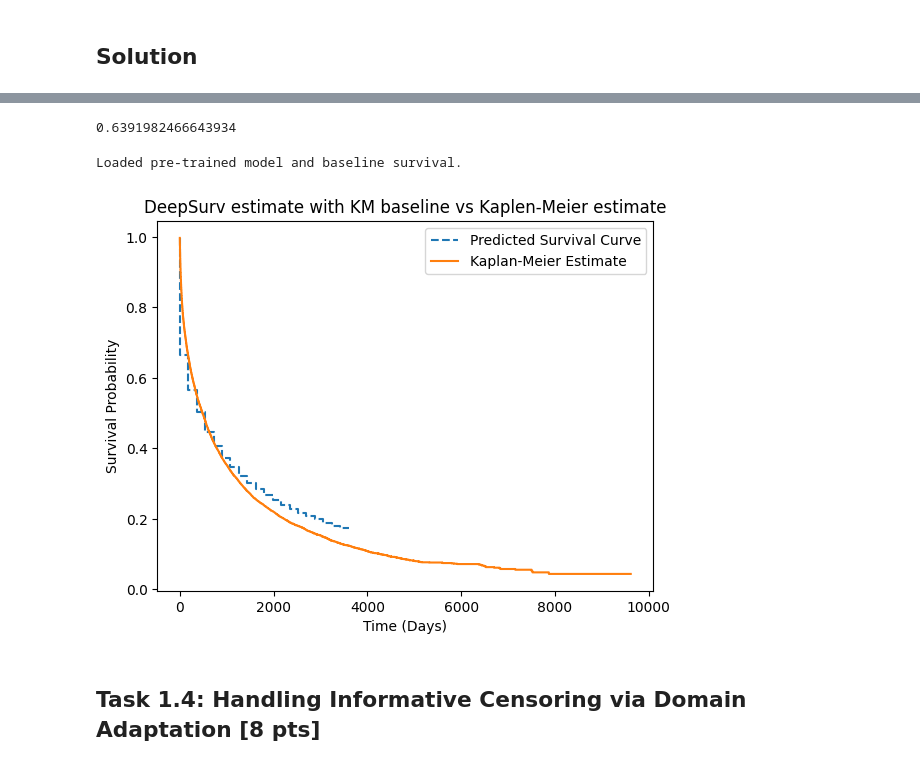
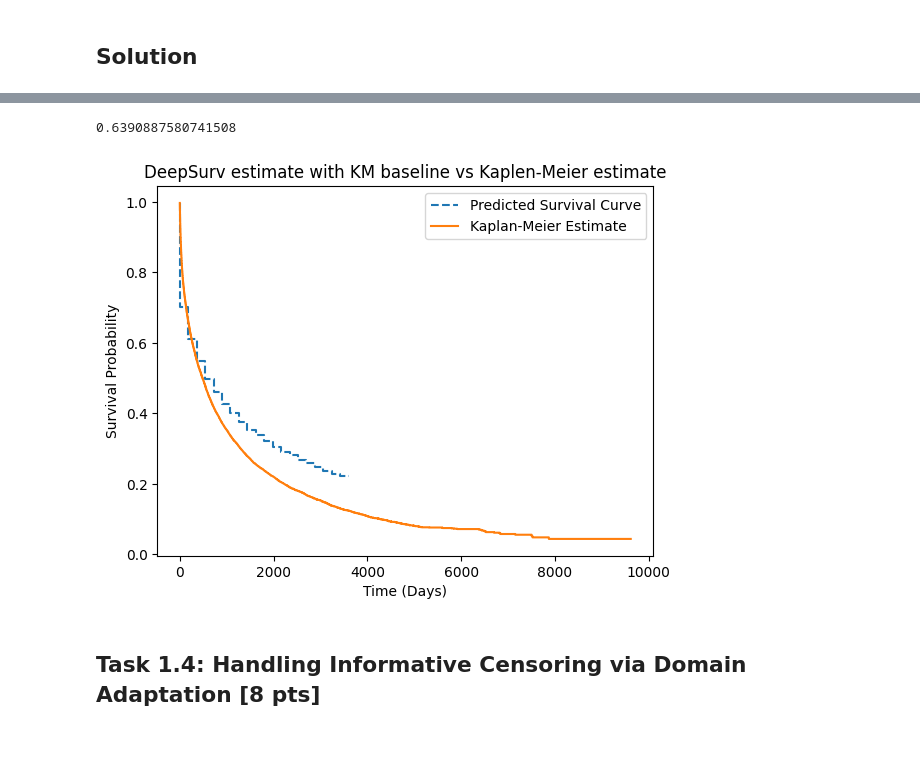
Before and after one commit to nataliaharguin/cph-200b-project1, a Jupyter notebook: Project1/CPH_200B_Project_1_Survival_Analysis_and_Prediction.ipynb, the cells around one changed output, grey strips where cells are left out. Cells and saved outputs as stored; diff of their text form; code cells hidden in the pictures.

```diff
--- a/Project1/CPH_200B_Project_1_Survival_Analysis_and_Prediction.ipynb
+++ b/Project1/CPH_200B_Project_1_Survival_Analysis_and_Prediction.ipynb
@@ -428,7 +428,7 @@ for i, feature in enumerate(input_columns):
     scaled_beta = coefficients_df.loc[coefficients_df["Column"] == feature, "Coefficient"].values[0]
 
     # Reverse normalization: unscaled_beta = scaled_beta * std
-    unscaled_beta = scaled_beta * scaler_stds[i]
+    unscaled_beta = scaled_beta / scaler_stds[i]
     hazard_ratio = np.exp(unscaled_beta)     # Compute Hazard Ratio (HR): HR = exp(unscaled_beta)
 
     # Append results
@@ -440,7 +440,7 @@ for i, feature in enumerate(input_columns):
     })
 
 # Convert to a DataFrame
-unscaled_coefficients_df = pd.DataFrame(unscaled_betas).round(2)
+unscaled_coefficients_df = pd.DataFrame(unscaled_betas).round(3)
 unscaled_coefficients_df.to_csv("Unscaled_model_coeffs_part_22.csv")
 
 # Display the results
@@ -617,16 +611,21 @@ class SurvivalModel:
     def __init__(self, dimensions, dropout=0.1, normalization=True, activation="ReLU"):
         self.model = DeepSurv(dimensions, dropout, normalization, activation)
         self.baseline_survival = None  # Store baseline hazard parameter
+        self.scaler = None # Store scaler
         self.times = np.arange(0, 3650, 180)  # Time in days (every 6 months for 10 years)
-
 
     def fit(self, X, T, C, n_epochs=1000, lr=0.001, lambda_reg=0.1, save_weights=False, print_metrics=False):
         optimizer = optim.Adam(self.model.parameters(), lr=lr)
+
+        self.scaler = StandardScaler()
+        X = self.scaler.fit_transform(X)
+
         dataset = pd.DataFrame(X)
         input_columns = dataset.columns.tolist()
         dataset["Survival Time"] = T
         dataset["Censor (Censor = 1)"] = C
         dataset["DEATH_EVENT"] = np.logical_not(dataset["Censor (Censor = 1)"]).astype(int)
+
         for epoch in range(n_epochs):
             optimizer.zero_grad()
             loss = partial_likelihood_with_L2_reg(self.model, dataset, input_columns, lambda_reg, "Survival Time", "DEATH_EVENT")
@@ -642,6 +641,8 @@ class SurvivalModel:
             torch.save(self.model.state_dict(), "model_weights.pth")
             with open("baseline_survival.pkl", "wb") as f:
                 pickle.dump(self.baseline_survival, f)
+            with open("scaler.pkl", "wb") as f:
+                pickle.dump(self.scaler, f)
 
     def _compute_baseline_survival(self, T, C):
         kmf = KaplanMeierFitter()
@@ -649,7 +650,11 @@ class SurvivalModel:
         return kmf.survival_function_
 
     def predict(self, X):
-        X_tensor = torch.tensor(X, dtype=torch.float32)
+        if self.scaler is None:
+            raise ValueError("Scaler not found. Train the model or load parameters first.")
+        X = self.scaler.transform(X) # Normalize
+
+        X_tensor = torch.tensor(X, dtype=torch.float32) # Convert to tensor
         linear_scores = self.model(X_tensor).squeeze().detach().numpy()
         risk_scores = np.exp(linear_scores)  # Convert linear scores to risk
 
@@ -662,6 +667,14 @@ class SurvivalModel:
         # Compute survival probabilities using baseline survival function
         survival_predictions = np.power(baseline_values, risk_scores[:, None])
         return survival_predictions
+
+    def load_weights(self, model_weights_path="model_weights.pth", baseline_survival_path="baseline_survival.pkl", scaler_path="scaler.pkl"):
+        """ Load model weights, baseline survival function, and scaler """
+        self.model.load_state_dict(torch.load(model_weights_path))
+        with open(baseline_survival_path, "rb") as f:
+            self.baseline_survival = pickle.load(f)
+        with open(scaler_path, "rb") as f:
+            self.scaler = pickle.load(f)
 # %%
 def cross_validate(data, input_columns, param_grid, n_splits=3):
     kf = KFold(n_splits=n_splits, shuffle=True, random_state=42)
@@ -705,5 +718,5 @@ Params: {'dimensions': [16, 50, 50, 1], 'dropout': 0.1, 'activation': 'SELU'}, C
 # %%
-train_data, scaler = normalize_data(UNOS_data.copy(), input_columns)
+train_data = UNOS_data.copy()
 
 X_train, T_train, C_train = np.array(train_data[input_columns]), train_data["Survival Time"].values, train_data["Censor (Censor = 1)"].values
 
@@ -716,34 +729,29 @@ c_index = concordance_index(T_train, risk_scores, event)
 
 print(c_index)
 # %% [output]
-0.6391982466643934
+0.6390887580741508
 # %%
 model = SurvivalModel(dimensions=[len(input_columns), 50, 50, 1])
 try:
-    model.model.load_state_dict(torch.load("model_weights.pth"))
+    model.load_weights()
     model.model.eval()
-    with open("baseline_survival.pkl", "rb") as f:
-        model.baseline_survival = pickle.load(f)
-    print("Loaded pre-trained model and baseline survival.")
 except FileNotFoundError:
     print("No pre-trained model weights found. Training a new model.")
-# %% [output]
-Loaded pre-trained model and baseline survival.
 # %%
-predictions = model.predict(X)
+predictions = model.predict(X_train)
 times = np.arange(0, 3650, 180)
 kmf = KaplanMeierFitter()
 kmf.fit(T_train, event_observed=event)
 
 import matplotlib.pyplot as plt
 plt.step(times, np.mean(predictions, axis=0), label="Predicted Survival Curve", linestyle="--")
 plt.step(kmf.survival_function_.index, kmf.survival_function_.values, label="Kaplan-Meier Estimate")
 plt.title("DeepSurv estimate with KM baseline vs Kaplen-Meier estimate")
 plt.xlabel("Time (Days)")
 plt.ylabel("Survival Probability")
 plt.legend()
 plt.show()
 # %% [output]
-[figure, old version]
+[figure, new version]
 # %% [markdown]
 ## Task 1.4: Handling Informative Censoring via Domain Adaptation [8 pts]
```
Also changed, not shown: parts of 21 cells of this notebook, 2 other files.
